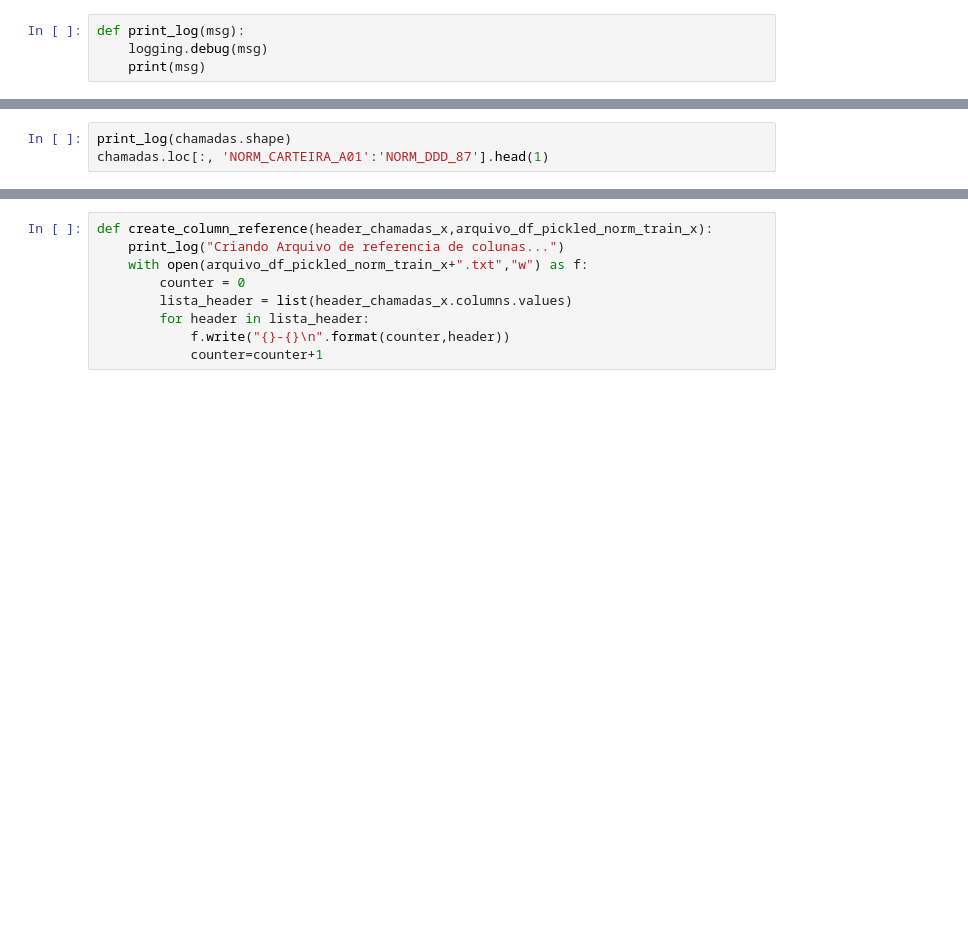
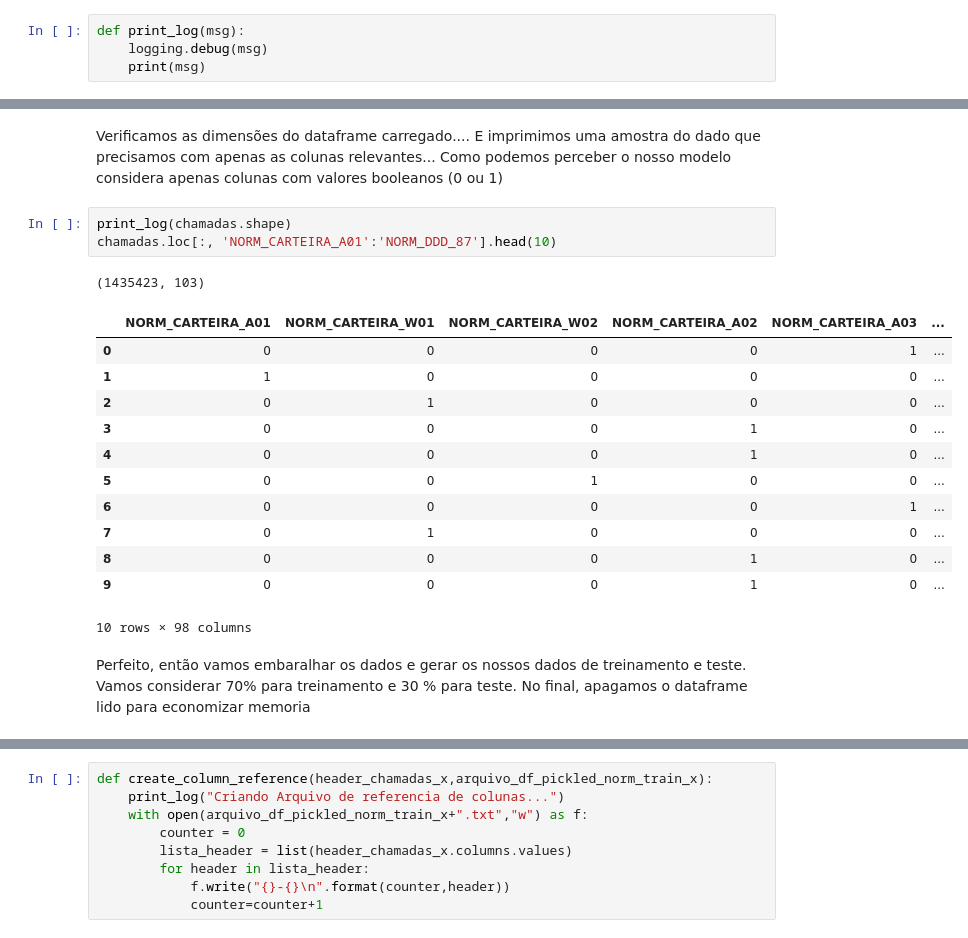
Before and after one commit to gbencke/DeepMailing, a Jupyter notebook: notebook/DeepMailing - XGBoost - Todas as Dimensoes.ipynb, the cells around one changed output, grey strips where cells are left out. Saved outputs shown, nothing was run; the diff lists cells and outputs as text; blank space fills up the shorter version.

Commit message:
Versao final com reducao de dados...

```diff
--- a/notebook/DeepMailing - XGBoost - Todas as Dimensoes.ipynb
+++ b/notebook/DeepMailing - XGBoost - Todas as Dimensoes.ipynb
@@ -43,6 +57,24 @@ chamadas = pd.read_pickle(arquivo_df_pickled_norm)
+# %% [markdown]
+Verificamos as dimensões do dataframe carregado.... E imprimimos uma amostra do dado que precisamos com apenas as colunas relevantes... Como podemos perceber o nosso modelo considera apenas colunas com valores booleanos (0 ou 1)
 # %%
 print_log(chamadas.shape)
-chamadas.loc[:, 'NORM_CARTEIRA_A01':'NORM_DDD_87'].head(1)
+chamadas.loc[:, 'NORM_CARTEIRA_A01':'NORM_DDD_87'].head(10)
+# %% [output]
+(1435423, 103)
+|  | NORM_CARTEIRA_A01 | NORM_CARTEIRA_W01 | NORM_CARTEIRA_W02 | NORM_CARTEIRA_A02 | NORM_CARTEIRA_A03 | ... |
+| 0 | 0 | 0 | 0 | 0 | 1 | ... |
+| 1 | 1 | 0 | 0 | 0 | 0 | ... |
+| 2 | 0 | 1 | 0 | 0 | 0 | ... |
+| 3 | 0 | 0 | 0 | 1 | 0 | ... |
+| 4 | 0 | 0 | 0 | 1 | 0 | ... |
+| 5 | 0 | 0 | 1 | 0 | 0 | ... |
+| 6 | 0 | 0 | 0 | 0 | 1 | ... |
+| 7 | 0 | 1 | 0 | 0 | 0 | ... |
+| 8 | 0 | 0 | 0 | 1 | 0 | ... |
+| 9 | 0 | 0 | 0 | 1 | 0 | ... |
+10 rows × 98 columns
+# %% [markdown]
+Perfeito, então vamos embaralhar os dados e gerar os nossos dados de treinamento e teste. Vamos considerar 70% para treinamento e 30 % para teste. No final, apagamos o dataframe lido para economizar memoria
 # %%
 print_log("Criando Pickling de train e teste...")
 chamadas = chamadas.sample(int(len(chamadas.index)))
```
Also changed, not shown: parts of 30 cells of this notebook, 1 other file.
